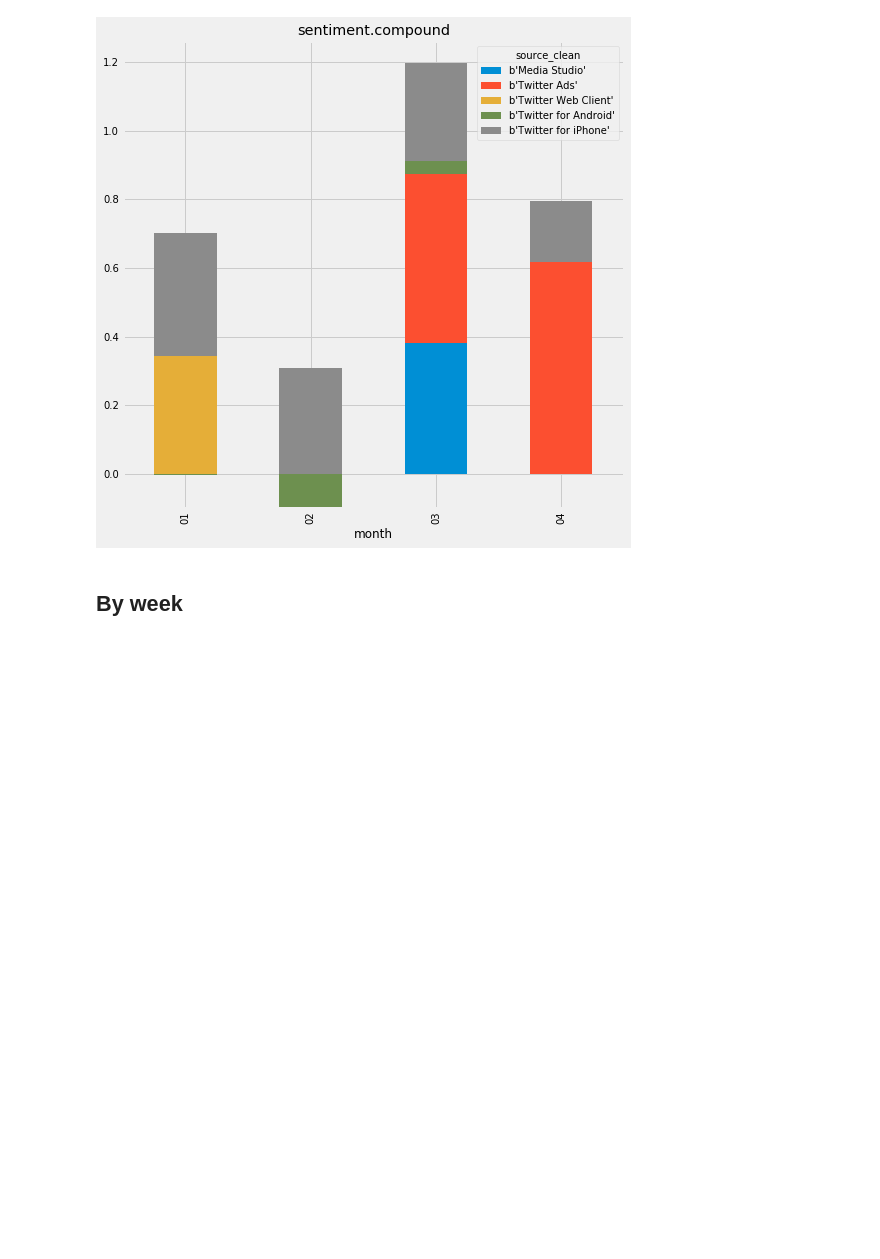
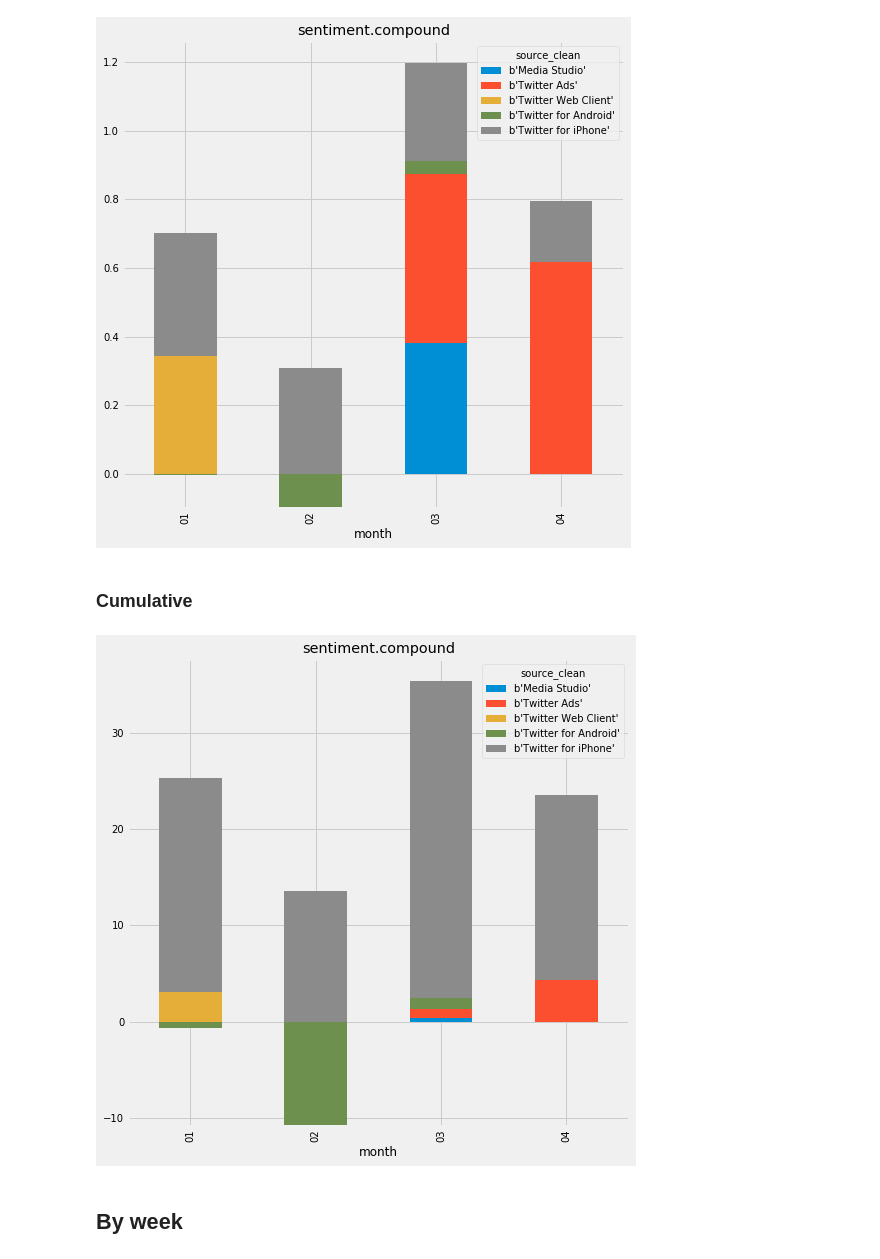
Before and after one commit to nprapps/trump-tweet-analysis, a Jupyter notebook: trump-tweets.ipynb, the cells around one changed output. Saved outputs shown, nothing was run; the diff lists cells and outputs as text; code cells hidden in the pictures; blank space fills up the shorter version.

Commit message:
add cumulative sentiment

```diff
--- a/trump-tweets.ipynb
+++ b/trump-tweets.ipynb
@@ -227,5 +229,13 @@ for field in sentiment_fields:
     sentimentByMonth.plot(kind='bar', stacked=True, title=field, figsize=(8,8))
 # %% [output]
 [figure]
+# %% [markdown]
+### Cumulative
+# %%
+for field in sentiment_fields:
+    sentimentByMonth = tweets[['source_clean', 'month', field]].pivot_table(index='month', columns='source_clean', values=field, aggfunc='sum')
+    sentimentByMonth.plot(kind='bar', stacked=True, title=field, figsize=(8,8))
+# %% [output]
+[figure, added]
 # %% [markdown]
 ## By week
```
Also changed, not shown: parts of 15 cells of this notebook.
